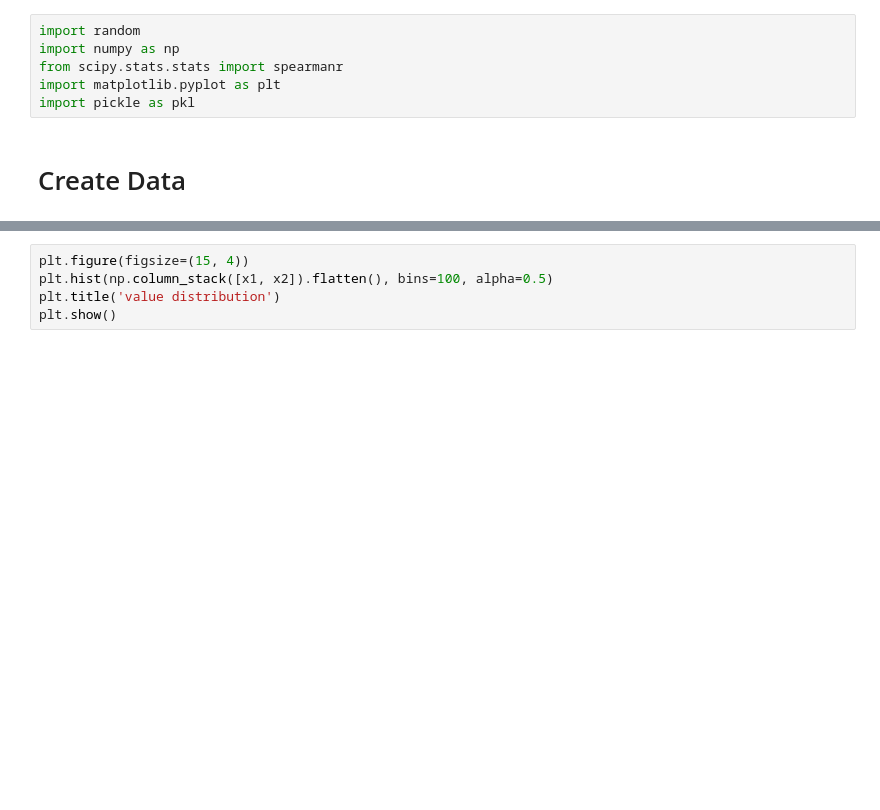
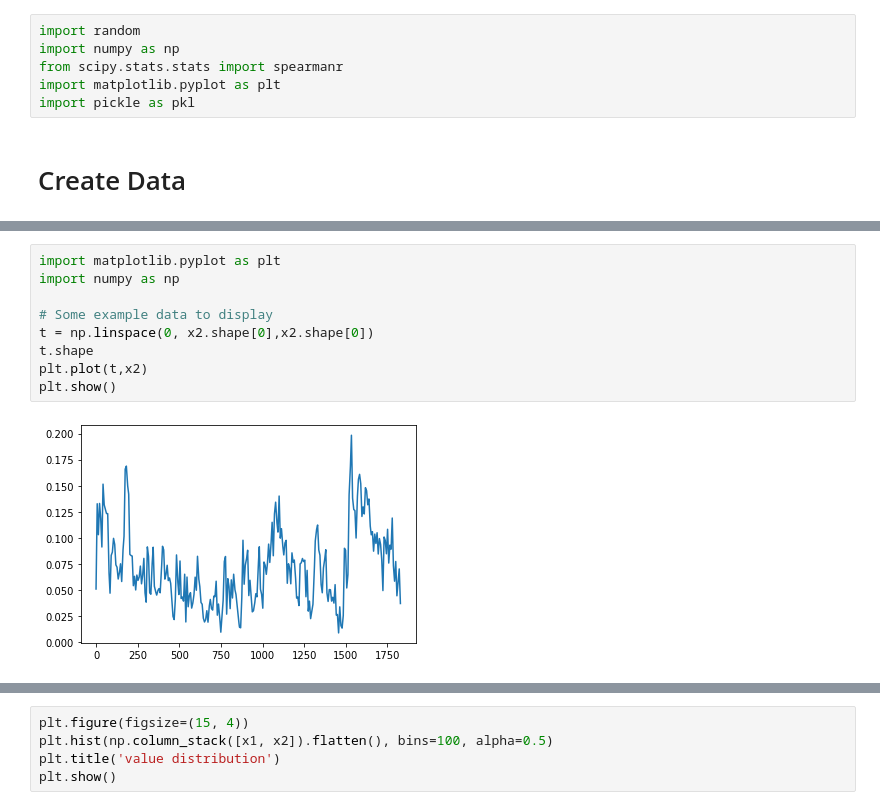
Before and after one commit to jerinka/Forecasting, a Jupyter notebook: Forecasting_DataPreprocessing.ipynb, the cells around one changed output, grey strips where cells are left out. Saved outputs shown, nothing was run; the diff lists cells and outputs as text; blank space fills up the shorter version.

```diff
--- a/Forecasting_DataPreprocessing.ipynb
+++ b/Forecasting_DataPreprocessing.ipynb
@@ -23,0 +39,11 @@ plt.show()
+# %%
+import matplotlib.pyplot as plt
+import numpy as np
+
+# Some example data to display
+t = np.linspace(0, x2.shape[0],x2.shape[0])
+t.shape
+plt.plot(t,x2)
+plt.show()
+# %% [output]
+[figure, added]
```
Also changed, not shown: parts of 14 cells of this notebook, 2 other files.
